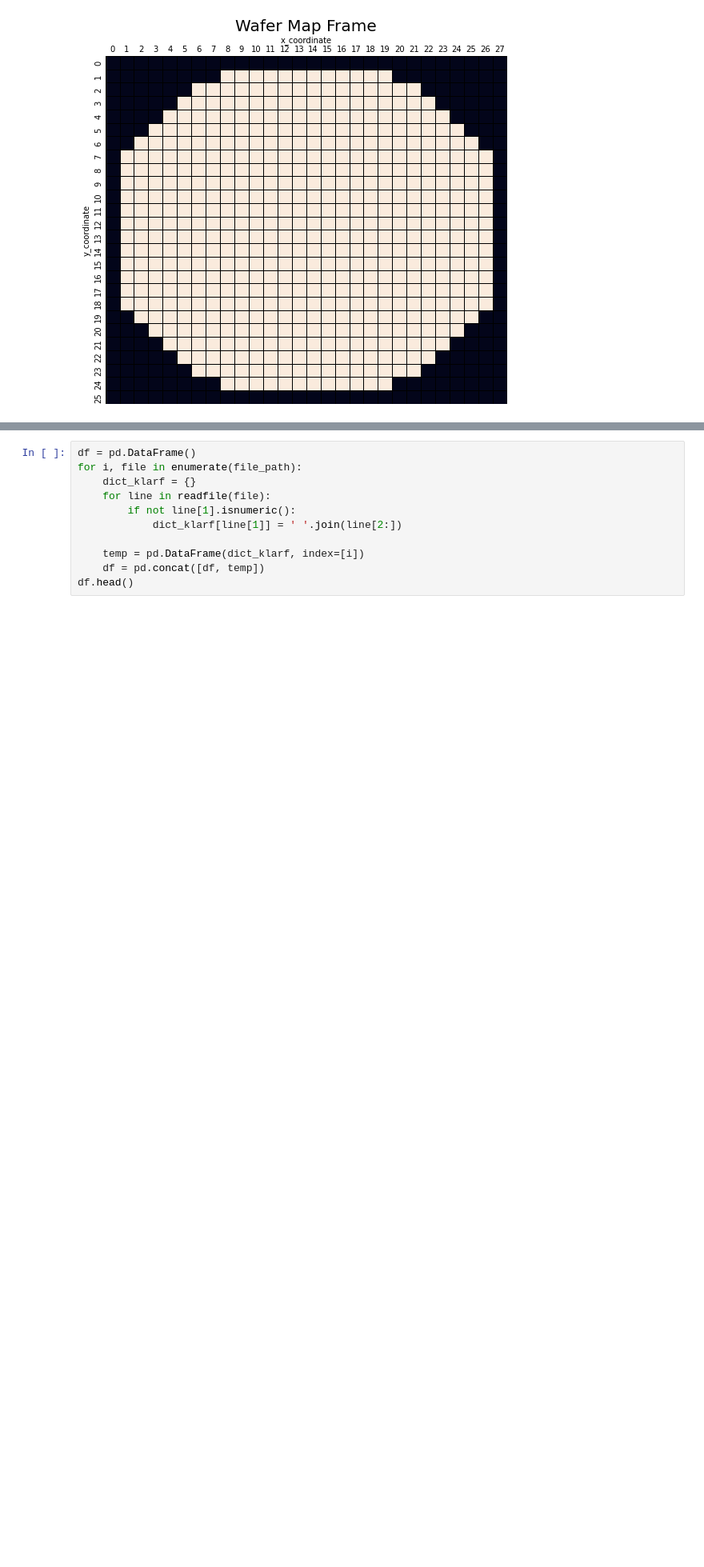
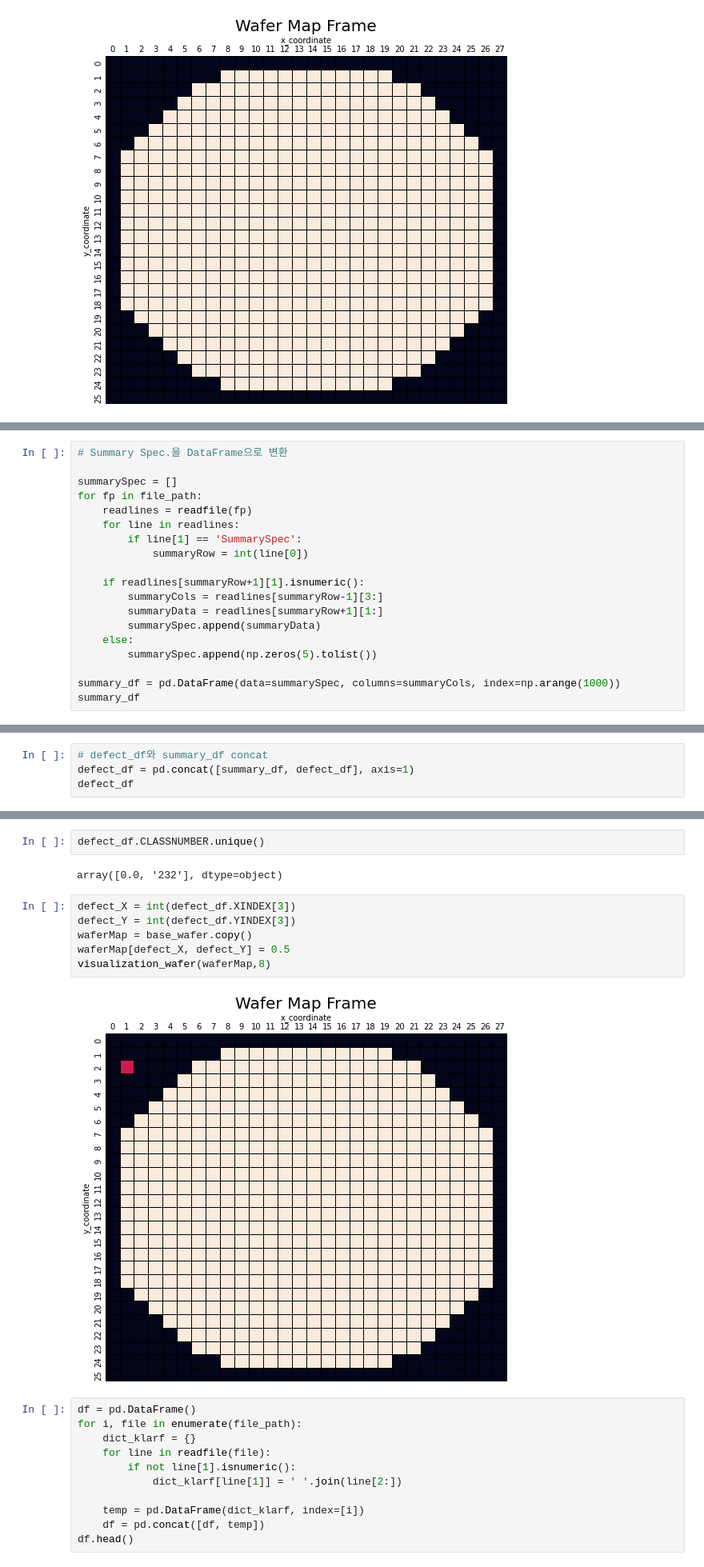
Before and after one commit to Hakseon97/Anomaly_wafer_detection_with_SKhynix, a Jupyter notebook: klarf_parsing.ipynb, the cells around one changed output, grey strips where cells are left out. Shown at 80% size. Drawn from its saved outputs; the diff is of its cells as text; blank space fills up the shorter version.

```diff
--- a/klarf_parsing.ipynb
+++ b/klarf_parsing.ipynb
@@ -315,3 +318,22 @@ defect_df
 | 998 | 1 | 5.425e+03 | 9.87e+02 | 17 | 16 | 494.287 | 489.669 | 0 | 0.000000 | 232 | ... |
 | 999 | 1 | 2.637e+03 | 2.893e+03 | 6 | 10 | 492.195 | 506.002 | 0 | 0.000000 | 232 | ... |
 1000 rows × 17 columns
+# %%
+# Summary Spec.을 DataFrame으로 변환
+
+summarySpec = []
+for fp in file_path:
+    readlines = readfile(fp)
+    for line in readlines:
+        if line[1] == 'SummarySpec':
+            summaryRow = int(line[0])
+
+    if readlines[summaryRow+1][1].isnumeric():
+        summaryCols = readlines[summaryRow-1][3:]
+        summaryData = readlines[summaryRow+1][1:]
+        summarySpec.append(summaryData)
+    else:
+        summarySpec.append(np.zeros(5).tolist())
+
+summary_df = pd.DataFrame(data=summarySpec, columns=summaryCols, index=np.arange(1000))
+summary_df
@@ -317,0 +354,4 @@ defect_df
+# %%
+# defect_df와 summary_df concat
+defect_df = pd.concat([summary_df, defect_df], axis=1)
+defect_df
@@ -334,3 +380,15 @@ defect_df[~(defect_df.DEFECTID == 0)]
+# %%
+defect_df.CLASSNUMBER.unique()
+# %% [output]
+array([0.0, '232'], dtype=object)
+# %%
+defect_X = int(defect_df.XINDEX[3])
+defect_Y = int(defect_df.YINDEX[3])
+waferMap = base_wafer.copy()
+waferMap[defect_X, defect_Y] = 0.5
+visualization_wafer(waferMap,8)
+# %% [output]
+[figure, added]
 # %%
 df = pd.DataFrame()
 for i, file in enumerate(file_path):
```
Also changed, not shown: parts of 16 cells of this notebook, 2 other files.
